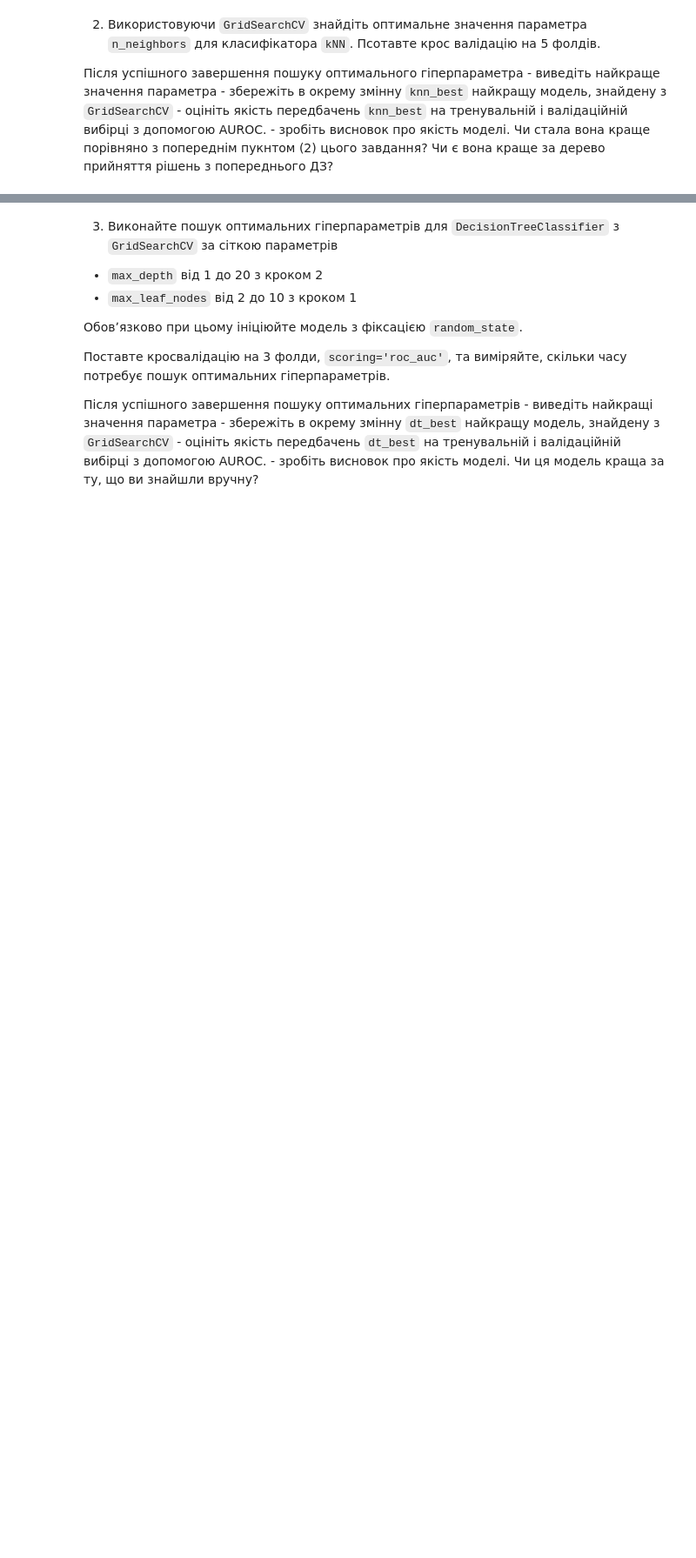
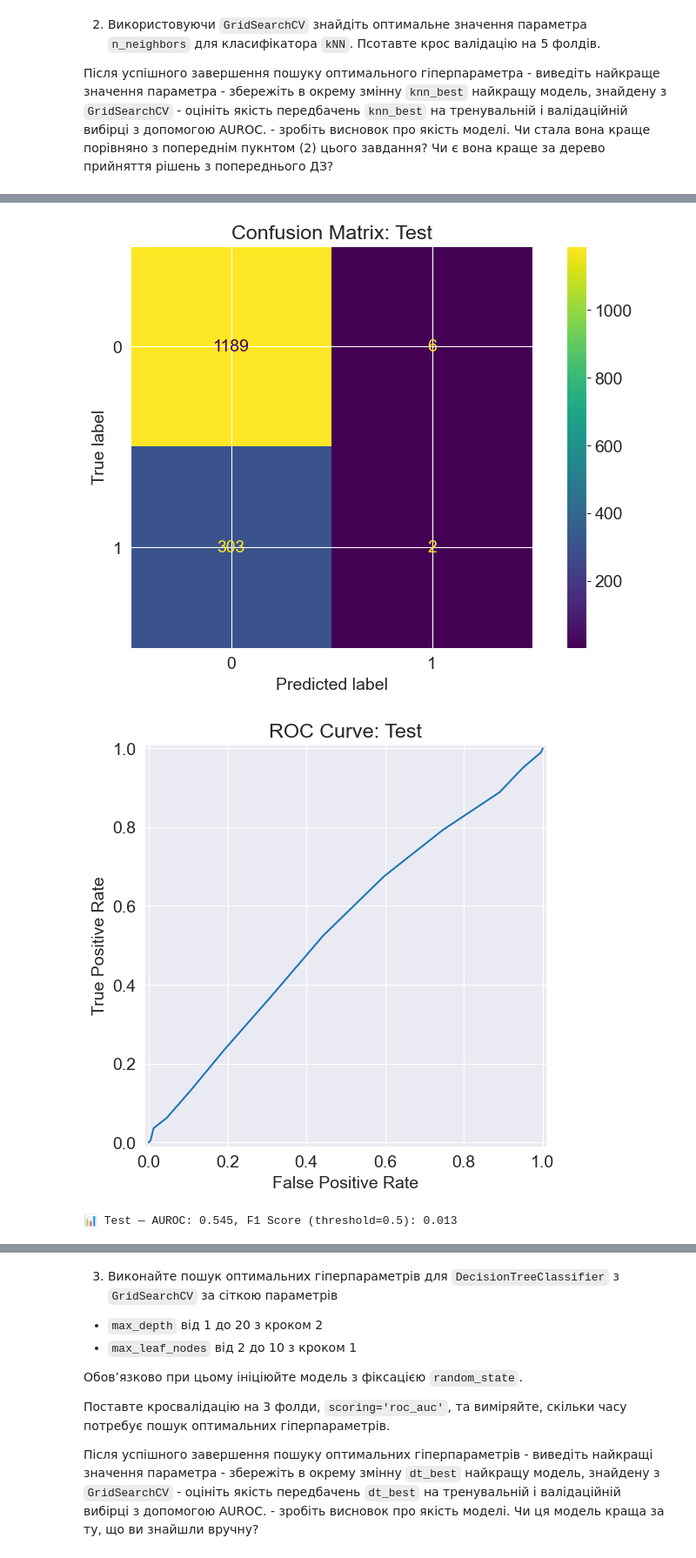
Before and after one commit to o-semenkova/ml_home_tasks, a Jupyter notebook: HW_2_4_kNN_Кросвалідація_і_тюнинг_гіперпараметрів.ipynb, the cells around one changed output, grey strips where cells are left out. Shown: that part at 87% size. Drawn from its saved outputs; the diff is of its cells as text; code cells hidden in the pictures; blank space fills up the shorter version.

```diff
--- a/HW_2_4_kNN_Кросвалідація_і_тюнинг_гіперпараметрів.ipynb
+++ b/HW_2_4_kNN_Кросвалідація_і_тюнинг_гіперпараметрів.ipynb
@@ -20,0 +119,8 @@
+# %%
+test_probs = knn_best.predict_proba(X_test)[:, 1]
+
+evaluate_model_from_proba(test_targets, test_probs, 'Test')
+# %% [output]
+[figure, added]
+[figure, added]
+📊 Test — AUROC: 0.545, F1 Score (threshold=0.5): 0.013
```
Also changed, not shown: parts of 15 cells of this notebook, 2 other files.
